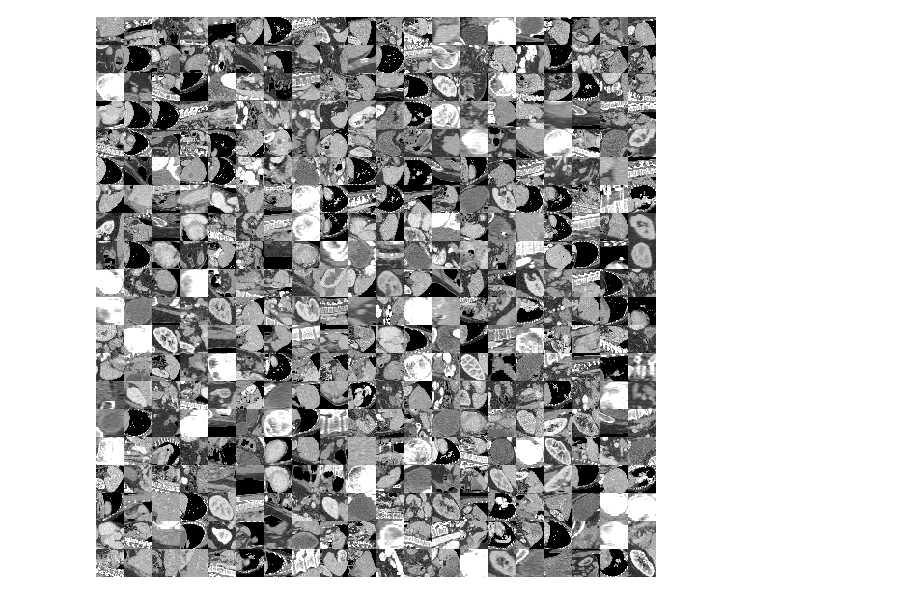
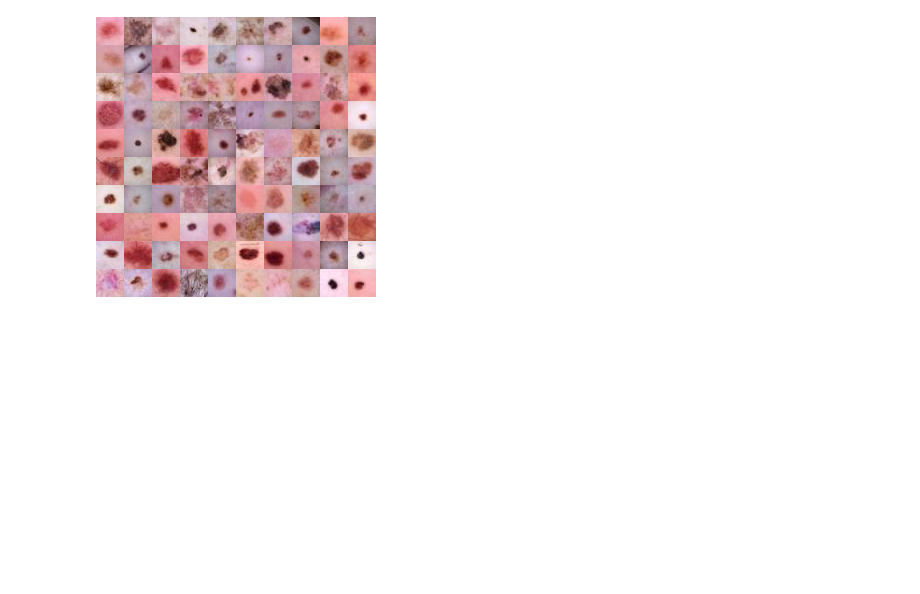
Before and after one commit to crafaelgil/Confidence-Callibration, a Jupyter notebook: multiclass-classifier.ipynb, the cells around one changed output. Drawn from its saved outputs; the diff is of its cells as text; code cells hidden in the pictures; blank space fills up the shorter version.

```diff
--- a/multiclass-classifier.ipynb
+++ b/multiclass-classifier.ipynb
@@ -11,11 +11,11 @@ import torchvision.transforms as transforms
 from tqdm import tqdm
 import numpy as np
 # %%
-# data_flag = "dermamnist"
+data_flag = "dermamnist"
 # data_flag = "bloodmnist"
 # data_flag = "organamnist"
 # data_flag = "organcmnist"
-data_flag = "organsmnist"
+# data_flag = "organsmnist"
 download = True
 
 NUM_EPOCHS = 3
@@ -29,5 +29,6 @@ num_classes = len(info['label'])
 
 DataClass = getattr(medmnist, info['python_class'])
 
+print(info)
 print(DataClass)
 # %% [output]
@@ -73,8 +59,8 @@ Dataset OrganSMNIST (organsmnist)
 # %%
 #visualization
-train_dataset.montage(length=20)
+train_dataset.montage(length=10)
 # %% [output]
-[figure, old version]
+[figure, new version]
 # %%
 #Define CNN model
 
```
Also changed, not shown: parts of 5 cells of this notebook.
